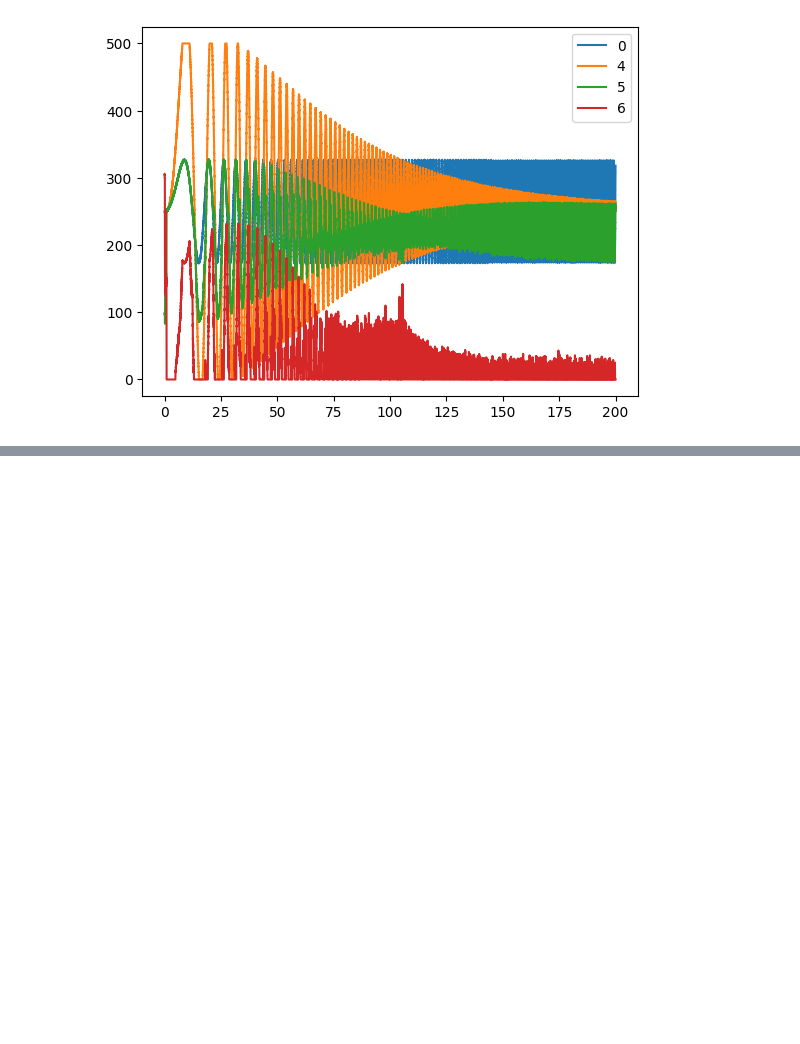
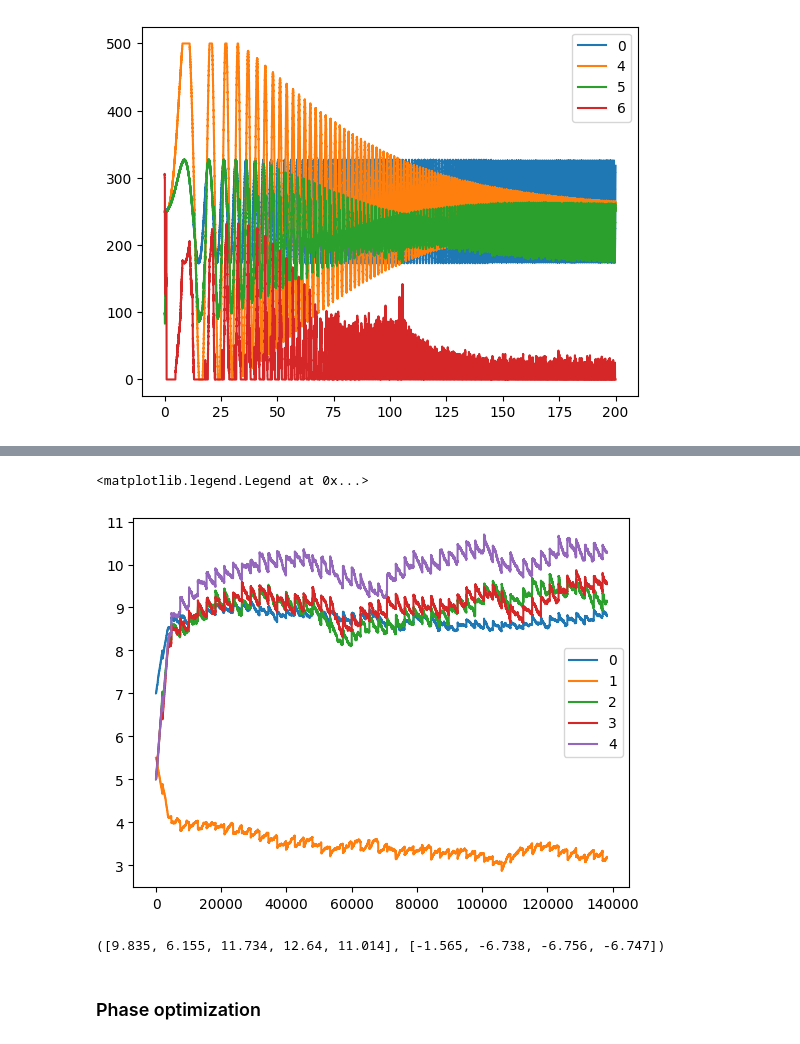
Before and after one commit to yakir4123/SNN-SCTN, a Jupyter notebook: notebooks/stdp_tests.ipynb, the cells around one changed output, grey strips where cells are left out. Drawn from its saved outputs; the diff is of its cells as text; code cells hidden in the pictures; blank space fills up the shorter version.

```diff
--- a/notebooks/stdp_tests.ipynb
+++ b/notebooks/stdp_tests.ipynb
@@ -357,0 +464,70 @@ plt.plot(x, y_spikes, label=f'{i}')
+# %%
+from random import random
+epochs = 50
+weights_progress = []
+thetas_progress = []
+
+a_ltp = 0.005
+a_ltd = -0.005
+theta_bias = 0.0001
+print(flat_weights())
+for x in range(epochs):
+    start_freq = (x*2) % 40
+    test_size = int(spectrum / step)
+    counts_potentiation = 0
+    counts_depression = 0
+    while test_size > 0:
+        sine_size = min(spikes_window_size, test_size)
+        sine_wave, freqs = create_chirp_signal(sine_size, clk_freq, start_freq, step, shift)
+        resonator.input_full_data(sine_wave)
+        neuron = resonator.neurons[4]
+        spikes = len(neuron.out_spikes())
+        i = rnd.randint(1, 4)
+        neuron = resonator.neurons[i]
+
+        # in cut-off frequency
+        if  -5 < start_freq - freq0 < 5:
+            if spikes < 250:
+                counts_potentiation  += 1
+                if i == 1 and random() < .5:
+                    neuron.synapses_weights[1] += a_ltd
+                else:
+                    neuron.synapses_weights[0] += a_ltd
+            else:
+                counts_depression += 1
+                if i == 1 and random() < .5:
+                    neuron.synapses_weights[1] += a_ltp
+                else:
+                    neuron.synapses_weights[0] += a_ltp
+        else:
+            if spikes < 250:
+                counts_potentiation  += 1
+                if random() < .75:
+                    if i == 1 and random() < .5:
+                        neuron.synapses_weights[1] += a_ltp
+                    else:
+                        neuron.synapses_weights[0] += a_ltp
+                else:
+                    neuron.theta += theta_bias
+            if spikes > 280:
+                counts_depression += 1
+                if random() < .75:
+                    if i == 1 and random() < .5:
+                        neuron.synapses_weights[1] += a_ltd
+                    else:
+                        neuron.synapses_weights[0] += a_ltd
+                else:
+                    neuron.theta -= theta_bias
+            weights_progress.append(flat_weights())
+            thetas_progress.append(flat_thetas())
+            neuron.forget_logs()
+        shift = freqs[-1]
+        start_freq += sine_size * step
+        test_size -= sine_size
+    print(flat_weights(), int(start_freq-100), counts_depression, counts_potentiation)
+
+weights_progress = np.array(weights_progress).T
+for i in range(5):
+    plt.plot(weights_progress[i], label=f'{i}')
+plt.legend()
+# %% [output]
@@ -357,0 +551,8 @@ plt.plot(x, y_spikes, label=f'{i}')
+<matplotlib.legend.Legend at 0x...>
+[figure, added]
+# %%
+flat_weights(), flat_thetas()
+# %% [output]
+([9.835, 6.155, 11.734, 12.64, 11.014], [-1.565, -6.738, -6.756, -6.747])
+# %% [markdown]
+### Phase optimization
```
Also changed, not shown: parts of 17 cells of this notebook, 1 other file.
